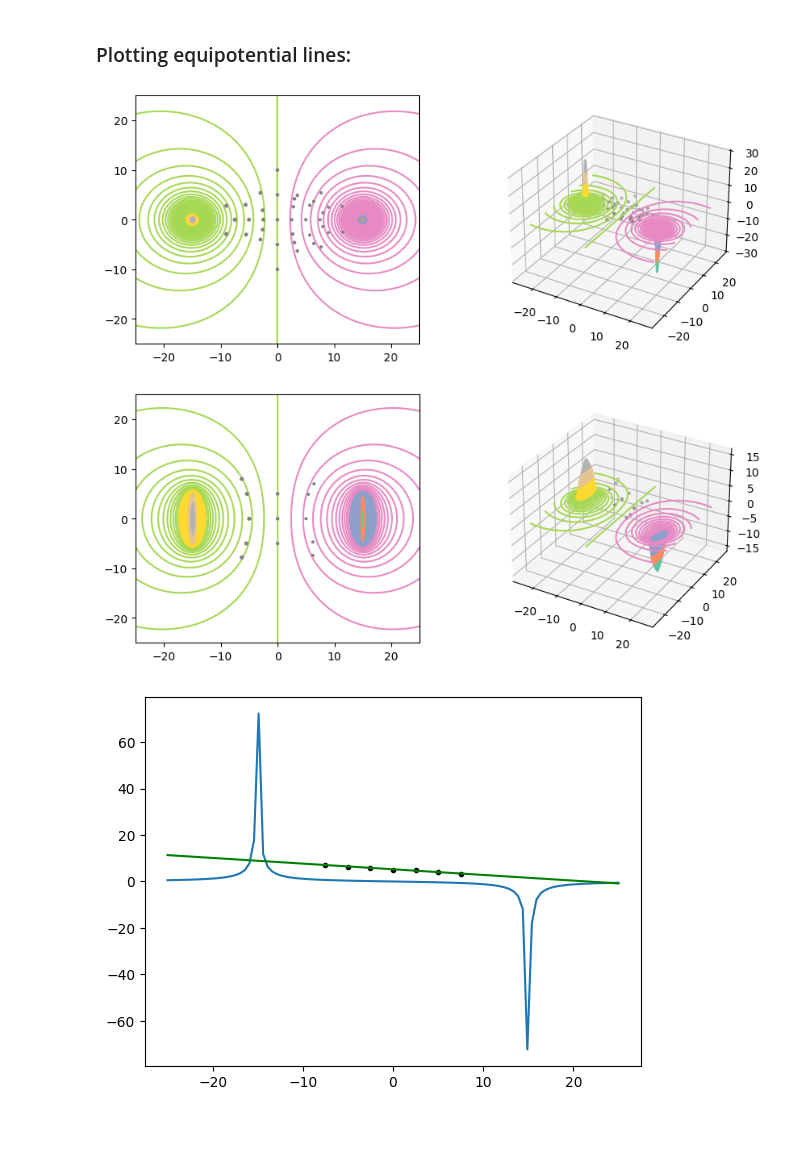
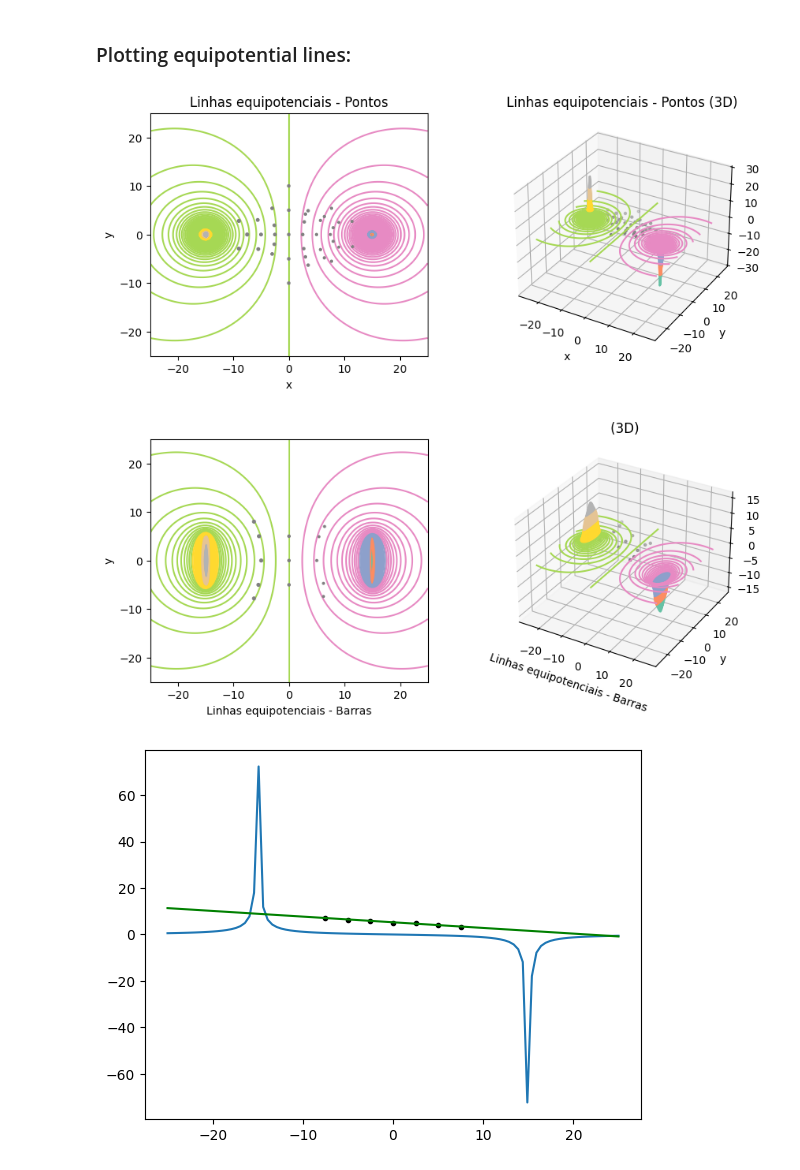
Before and after one commit to sunbaee/Eletrostatics, a Jupyter notebook: PotentialPlot.ipynb, the cells around one changed output. Saved outputs shown, nothing was run; the diff lists cells and outputs as text; code cells hidden in the pictures; blank space fills up the shorter version.

Commit message:
added plot titles and axis names

```diff
--- a/PotentialPlot.ipynb
+++ b/PotentialPlot.ipynb
@@ -122,32 +122,42 @@ def CalculatePotentialPoints(start, end, size, chargedPoints, charges):
     z = np.array(zPoints);
 
     return x, y, z;
-# %%
-# Plots 3D graph and its contour graph. Returns 3D subplot and contour axis subplot.
-def Plot3D(x, y, z, numLevels):
-    fig = plot.figure(figsize=(10, 4));
-
-    #plot.contour(y, x, z, numLevels, cmap="Set2", zorder=0);
-    #plot.colorbar();
-    ax2D = fig.add_subplot(1, 2, 1);
-    ax2D.contour(y, x, z, numLevels, cmap="Set2", zorder=0);
-
-    ax = fig.add_subplot(1, 2, 2, projection='3d');
-    ax.contour3D(y, x, z, 70, cmap="Set2", linestyles='solid', levels=numLevels);
-
-    return ax, ax2D;
+# %%
+# Plots 3D graph and its contour graph. Returns 3D subplot and contour axis subplot.
+def Plot3D(x, y, z, numLevels, xlabel="x", ylabel="y", title=""):
+    fig = plot.figure(figsize=(10, 4));
+
+    #plot.contour(y, x, z, numLevels, cmap="Set2", zorder=0);
+    #plot.colorbar();
+    ax2D = fig.add_subplot(1, 2, 1);
+    ax2D.contour(y, x, z, numLevels, cmap="Set2", zorder=0);
+
+    plot.title(title);
+    plot.xlabel(xlabel);
+    plot.ylabel(ylabel);
+
+    ax = fig.add_subplot(1, 2, 2, projection='3d');
+    ax.contour3D(y, x, z, 70, cmap="Set2", linestyles='solid', levels=numLevels);
+
+    plot.xlabel(xlabel);
+    plot.ylabel(ylabel);
+    plot.title(title + " (3D)");
+
+    return ax, ax2D, fig;
 # %% [markdown]
 ### Plotting equipotential lines:
 # %%
 x, y, z = CalculatePotentialPoints(start, end, numPoints, chargedPoints, charges);
 
-ax, ax2D = Plot3D(x, y, z, 400);
+ax, ax2D, fig = Plot3D(x, y, z, 400, title="Linhas equipotenciais - Pontos");
 scatteredPoints, scatteredPotentials = GetData("dados1.csv");
 
 ax.scatter(scatteredPoints[:, 0], scatteredPoints[:, 1], scatteredPotentials, c='grey', zorder=1, marker='.');
 ax2D.scatter(scatteredPoints[:, 0], scatteredPoints[:, 1], scatteredPotentials, c='grey', zorder=1);
+
+fig.savefig("Plot1.png");
 # %% [output]
-[figure, old version]
+[figure, new version]
 # %%
 # Calculating charge along two metal bars.
 barPositions = chargedPoints;
@@ -174,12 +184,14 @@ barCharges[int(len(barCharges) / 2):] *= -1; # Half with negative charge
 x, y, z = CalculatePotentialPoints(start, end, numPoints, locatedChargePoints, barCharges);
 
 scatteredPoints, scatteredPotentials = GetData("dados2.csv");
-ax, ax2D = Plot3D(x, y, z, 100);
+ax, ax2D, fig = Plot3D(x, y, z, 100, title="Linhas equipotenciais - Barras");
 
 ax.scatter(scatteredPoints[:, 0], scatteredPoints[:, 1], scatteredPotentials, c='grey', zorder=1, marker='.');
 ax2D.scatter(scatteredPoints[:, 0], scatteredPoints[:, 1], scatteredPotentials, c='grey', zorder=1);
+
+fig.savefig("Plot2.png");
 # %% [output]
-[figure, old version]
+[figure, new version]
 # %%
 xValues = np.linspace(start, end, numPoints);
 
```
Also changed, not shown: 2 other files.
